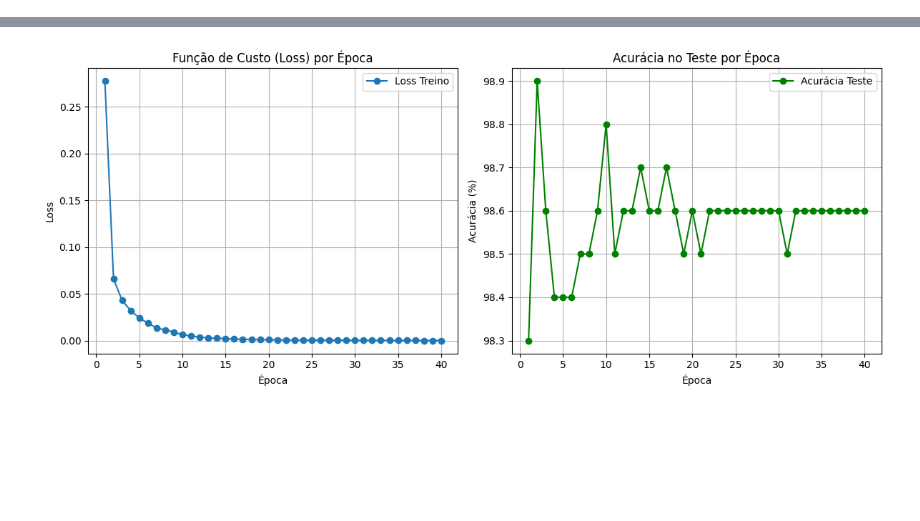
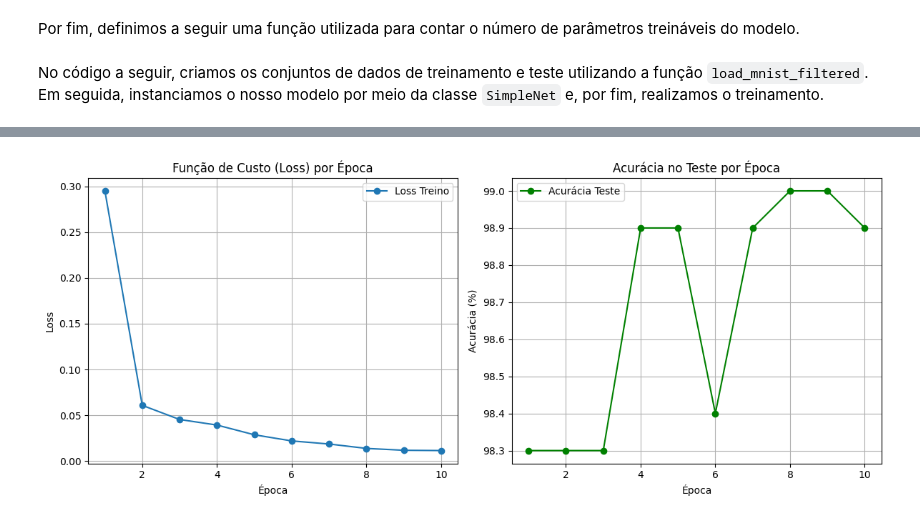
Before and after one commit to lucasfriedrich97/MiniCursoQNN, a Jupyter notebook: NNExemploSimples.ipynb, the cells around one changed output, grey strips where cells are left out. Cells and saved outputs as stored; diff of their text form; code cells hidden in the pictures; blank space fills up the shorter version.

```diff
--- a/NNExemploSimples.ipynb
+++ b/NNExemploSimples.ipynb
@@ -239,3 +255,5 @@ def plot_metrics(train_losses, test_accuracies):
+# %% [markdown]
+Por fim, definimos a seguir uma função utilizada para contar o número de parâmetros treináveis do modelo.
 # %%
 # Função auxiliar para contar quantos parâmetros treináveis existem em um modelo do PyTorch
 def contar_parametros(modelo: nn.Module) -> int:
@@ -252,6 +270,8 @@ def contar_parametros(modelo: nn.Module) -> int:
     # Percorre todos os parâmetros do modelo e soma a quantidade total de elementos (números) que serão treinados
     # A verificação "if p.requires_grad" garante que só conta os parâmetros que realmente são otimizáveis (ou seja, que serão atualizados pelo otimizador)
     return sum(p.numel() for p in modelo.parameters() if p.requires_grad)
+# %% [markdown]
+No código a seguir, criamos os conjuntos de dados de treinamento e teste utilizando a função ``load_mnist_filtered``. Em seguida, instanciamos o nosso modelo por meio da classe ``SimpleNet`` e, por fim, realizamos o treinamento.
 # %%
 # Carrega os dados do MNIST, mas apenas os dígitos 0, 1 e 2.
 # Vai pegar 3000 imagens para treino, 1000 para teste, divididas em lotes (batches) de 64 imagens.
@@ -264,13 +284,13 @@ model = SimpleNet()
 print('Número de parâmetros no modelo: {}'.format(contar_parametros(model)))
 
 
-# Treina o modelo por 10 épocas. Se houver uma GPU disponível (via CUDA), ela será usada automaticamente.
-# Caso contrário, o treinamento será feito na CPU (mais lento, mas funciona).
+# Treina o modelo usando os dados fornecidos
 train_model(
-    model,
-    train_loader,
-    test_loader,
-    num_epochs=40,
-    device='cuda' if torch.cuda.is_available() else 'cpu'
+    model,            # o modelo híbrido a ser treinado
+    train_loader,     # dados de treinamento
+    test_loader,      # dados de teste (avaliação)
+    num_epochs=10,    # número de vezes que o modelo verá todos os dados de treino
+    lr = 0.001,       # taxa de aprendizagem
+    device='cuda' if torch.cuda.is_available() else 'cpu'  # usa GPU se disponível, senão CPU
 )
 # %% [output]
@@ -294 +308 @@ train_model(
-[figure, old version]
+[figure, new version]
```
Also changed, not shown: parts of 8 cells of this notebook.
